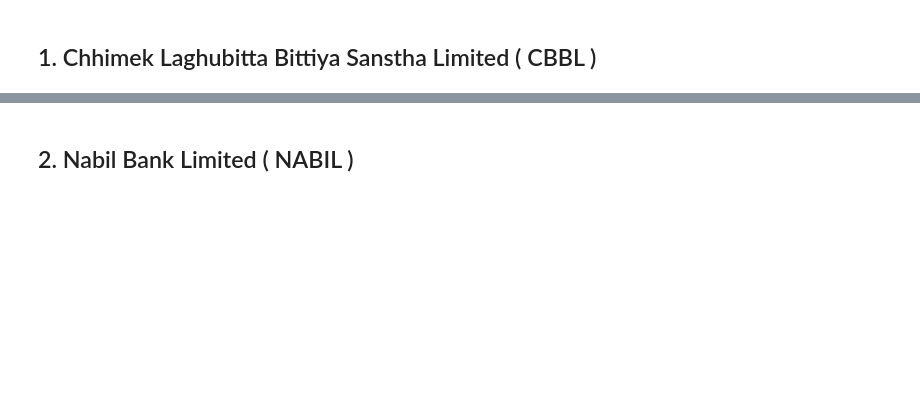
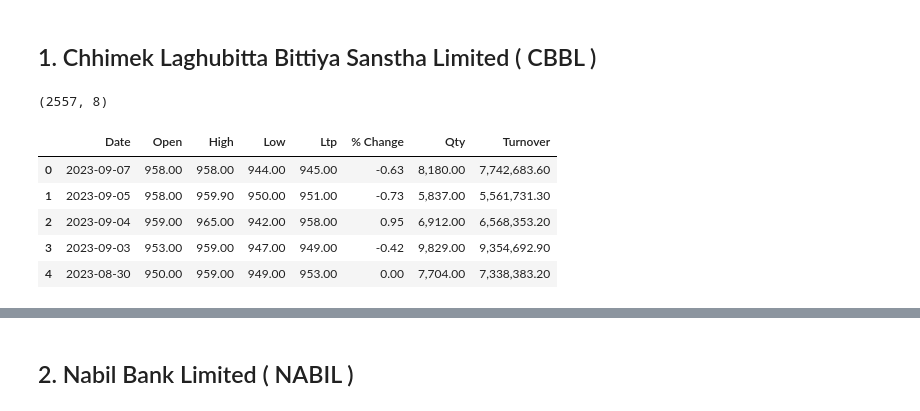
Before and after one commit to afterSt0rm/Scraping-Stock-Price-History, a Jupyter notebook: Scraping Stock Price History.ipynb, the cells around one changed output, grey strips where cells are left out. Drawn from its saved outputs; the diff is of its cells as text; code cells hidden in the pictures; blank space fills up the shorter version.

```diff
--- a/Scraping Stock Price History.ipynb
+++ b/Scraping Stock Price History.ipynb
@@ -22,3 +22,18 @@ cbbl_df = pd.DataFrame({
     "Qty" : cbbl_price_history[6],
     "Turnover" : cbbl_price_history[7]
 })
+# %%
+# Check the shape of the dataframe
+cbbl_df.shape
+# %% [output]
+(2557, 8)
+# %%
+# Show the first five rows of dataframe
+cbbl_df.head()
+# %% [output]
+|  | Date | Open | High | Low | Ltp | % Change | Qty | Turnover |
+| 0 | 2023-09-07 | 958.00 | 958.00 | 944.00 | 945.00 | -0.63 | 8,180.00 | 7,742,683.60 |
+| 1 | 2023-09-05 | 958.00 | 959.90 | 950.00 | 951.00 | -0.73 | 5,837.00 | 5,561,731.30 |
+| 2 | 2023-09-04 | 959.00 | 965.00 | 942.00 | 958.00 | 0.95 | 6,912.00 | 6,568,353.20 |
+| 3 | 2023-09-03 | 953.00 | 959.00 | 947.00 | 949.00 | -0.42 | 9,829.00 | 9,354,692.90 |
+| 4 | 2023-08-30 | 950.00 | 959.00 | 949.00 | 953.00 | 0.00 | 7,704.00 | 7,338,383.20 |
```
Also changed, not shown: parts of 50 cells of this notebook.
